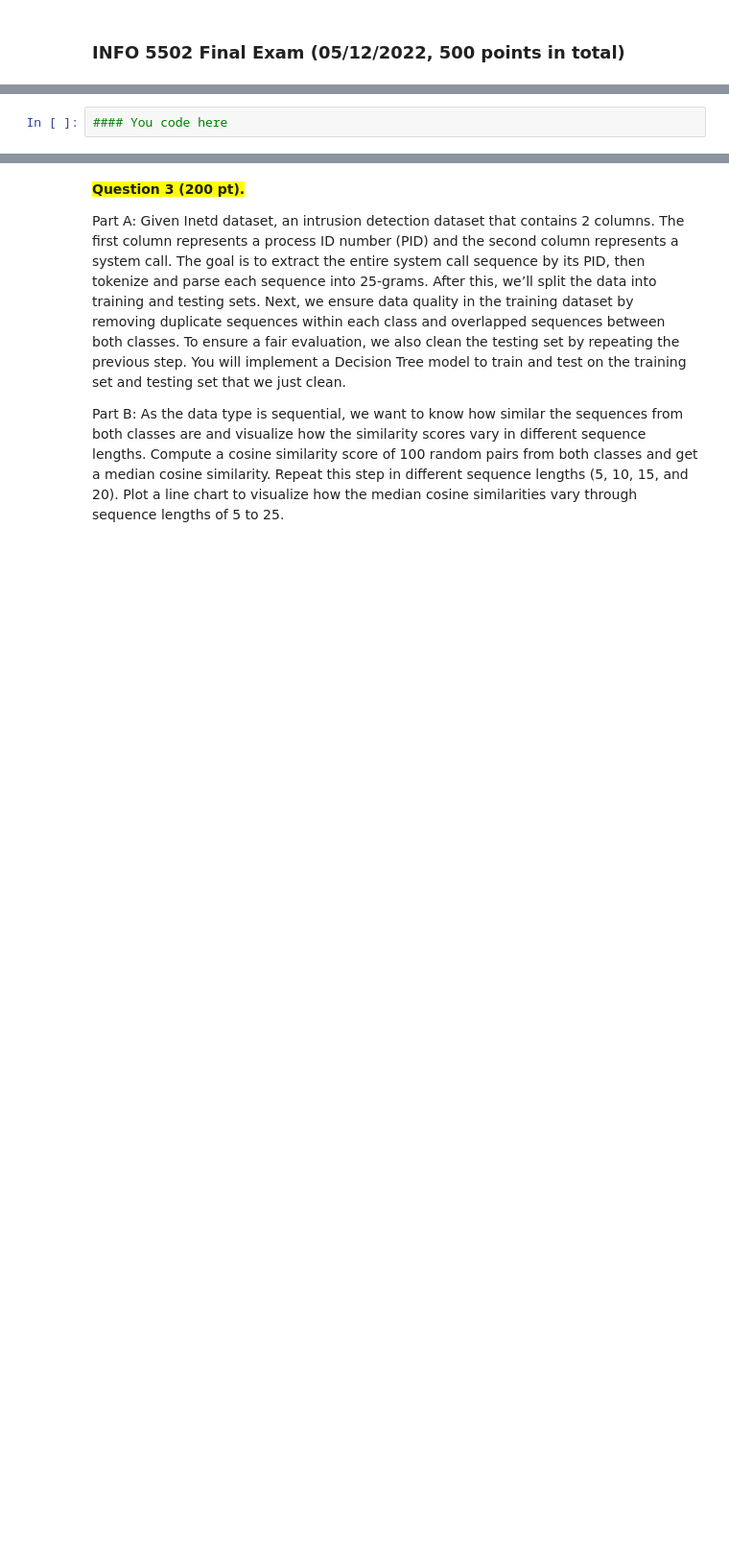
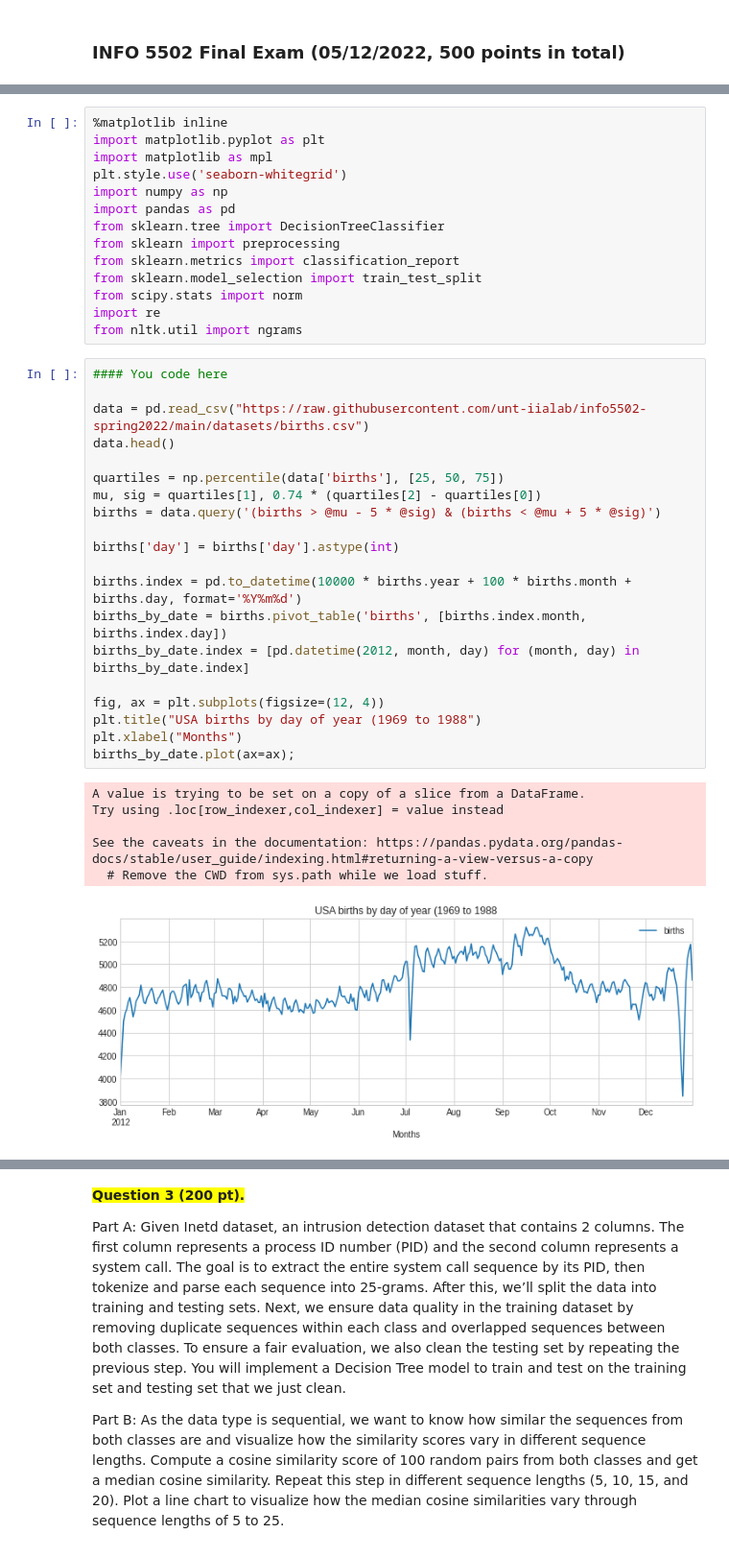
Before and after one commit to rghimre3/INFO5502-Summer2022, a Jupyter notebook: INFO_5502_Final_Exam_Summer_2022.ipynb, the cells around one changed output, grey strips where cells are left out. Shown: that part at 96% size. Saved outputs shown, nothing was run; the diff lists cells and outputs as text; blank space fills up the shorter version.

```diff
--- a/INFO_5502_Final_Exam_Summer_2022.ipynb
+++ b/INFO_5502_Final_Exam_Summer_2022.ipynb
@@ -13,5 +9,44 @@ Please visualize the data as the following figure using python (you can use any
-# %%
-#### You code here
+# %%
+%matplotlib inline
+import matplotlib.pyplot as plt
+import matplotlib as mpl
+plt.style.use('seaborn-whitegrid')
+import numpy as np
+import pandas as pd
+from sklearn.tree import DecisionTreeClassifier
+from sklearn import preprocessing
+from sklearn.metrics import classification_report
+from sklearn.model_selection import train_test_split
+from scipy.stats import norm
+import re
+from nltk.util import ngrams
+# %%
+#### You code here
+
+data = pd.read_csv("https://raw.githubusercontent.com/unt-iialab/info5502-spring2022/main/datasets/births.csv")
+data.head()
+
+quartiles = np.percentile(data['births'], [25, 50, 75])
+mu, sig = quartiles[1], 0.74 * (quartiles[2] - quartiles[0])
+births = data.query('(births > @mu - 5 * @sig) & (births < @mu + 5 * @sig)')
+
+births['day'] = births['day'].astype(int)
+
+births.index = pd.to_datetime(10000 * births.year + 100 * births.month + births.day, format='%Y%m%d')
+births_by_date = births.pivot_table('births', [births.index.month, births.index.day])
+births_by_date.index = [pd.datetime(2012, month, day) for (month, day) in births_by_date.index]
+
+fig, ax = plt.subplots(figsize=(12, 4))
+plt.title("USA births by day of year (1969 to 1988")
+plt.xlabel("Months")
+births_by_date.plot(ax=ax);
+# %% [output]
+A value is trying to be set on a copy of a slice from a DataFrame.
+Try using .loc[row_indexer,col_indexer] = value instead
+
+See the caveats in the documentation: https://pandas.pydata.org/pandas-docs/stable/user_guide/indexing.html#returning-a-view-versus-a-copy
+  # Remove the CWD from sys.path while we load stuff.
+[figure, added]
 # %% [markdown]
 <span style='background:yellow'>**Question 2 (100 pt).**</span> Write a python program to evaluate the text classification performance using accuracy, precision, recall, and f1 score.
 
```
Also changed, not shown: parts of 20 cells of this notebook.
